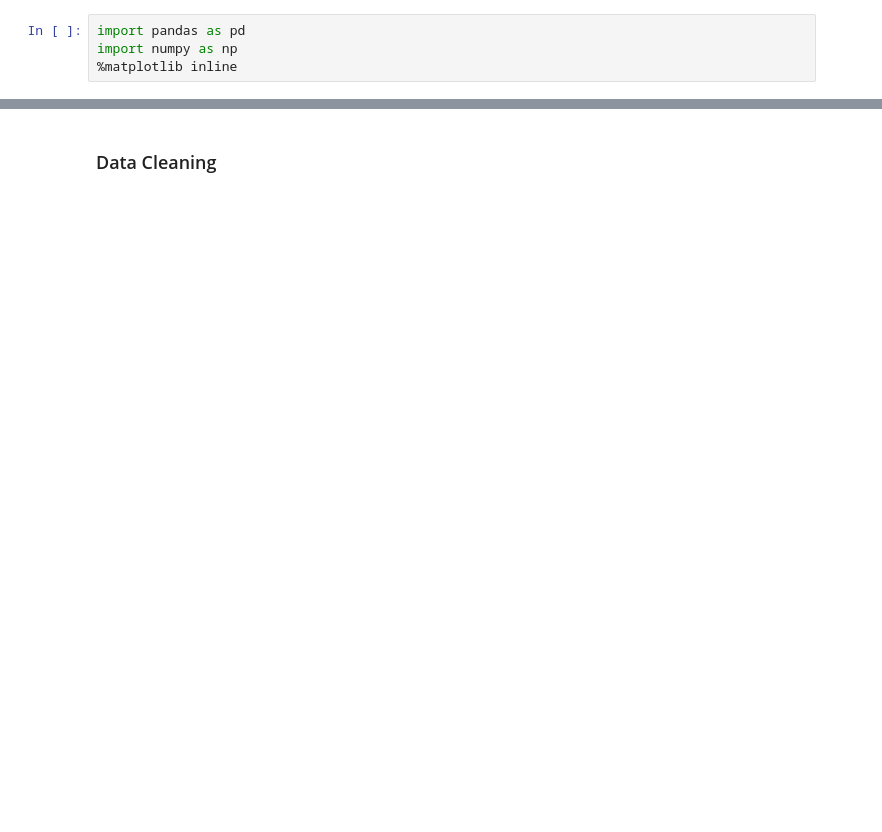
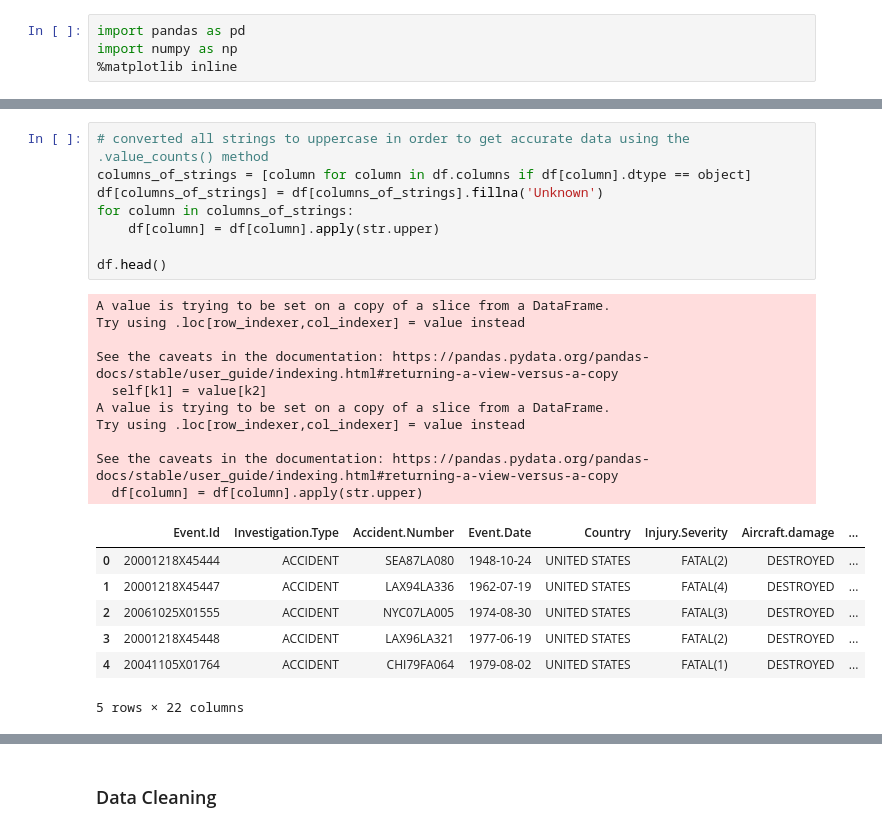
Before and after one commit to ccsurratt/dsc-phase-1-project-v3, a Jupyter notebook: student.ipynb, the cells around one changed output, grey strips where cells are left out. Cells and saved outputs as stored; diff of their text form; blank space fills up the shorter version.

```diff
--- a/student.ipynb
+++ b/student.ipynb
@@ -37,0 +192,26 @@ df
+# %%
+# converted all strings to uppercase in order to get accurate data using the .value_counts() method
+columns_of_strings = [column for column in df.columns if df[column].dtype == object]
+df[columns_of_strings] = df[columns_of_strings].fillna('Unknown')
+for column in columns_of_strings:
+    df[column] = df[column].apply(str.upper)
+
+df.head()
+# %% [output]
+A value is trying to be set on a copy of a slice from a DataFrame.
+Try using .loc[row_indexer,col_indexer] = value instead
+
+See the caveats in the documentation: https://pandas.pydata.org/pandas-docs/stable/user_guide/indexing.html#returning-a-view-versus-a-copy
+  self[k1] = value[k2]
+A value is trying to be set on a copy of a slice from a DataFrame.
+Try using .loc[row_indexer,col_indexer] = value instead
+
+See the caveats in the documentation: https://pandas.pydata.org/pandas-docs/stable/user_guide/indexing.html#returning-a-view-versus-a-copy
+  df[column] = df[column].apply(str.upper)
+|  | Event.Id | Investigation.Type | Accident.Number | Event.Date | Country | Injury.Severity | Aircraft.damage | ... |
+| 0 | 20001218X45444 | ACCIDENT | SEA87LA080 | 1948-10-24 | UNITED STATES | FATAL(2) | DESTROYED | ... |
+| 1 | 20001218X45447 | ACCIDENT | LAX94LA336 | 1962-07-19 | UNITED STATES | FATAL(4) | DESTROYED | ... |
+| 2 | 20061025X01555 | ACCIDENT | NYC07LA005 | 1974-08-30 | UNITED STATES | FATAL(3) | DESTROYED | ... |
+| 3 | 20001218X45448 | ACCIDENT | LAX96LA321 | 1977-06-19 | UNITED STATES | FATAL(2) | DESTROYED | ... |
+| 4 | 20041105X01764 | ACCIDENT | CHI79FA064 | 1979-08-02 | UNITED STATES | FATAL(1) | DESTROYED | ... |
+5 rows × 22 columns
```
Also changed, not shown: parts of 55 cells of this notebook.
